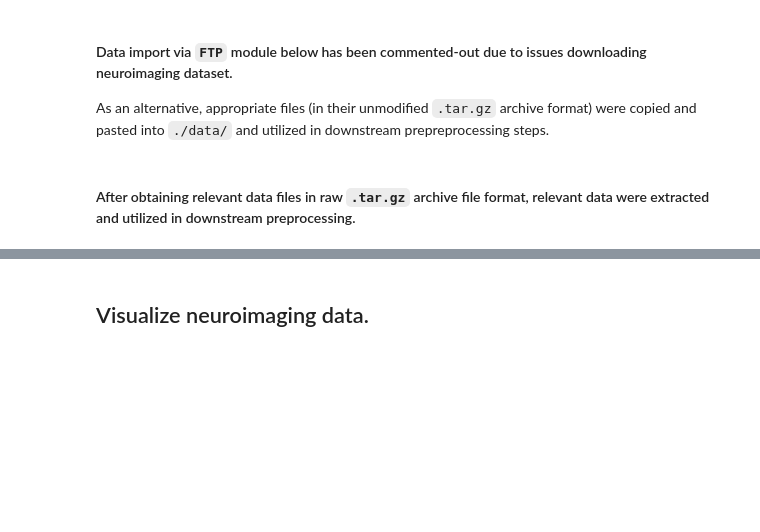
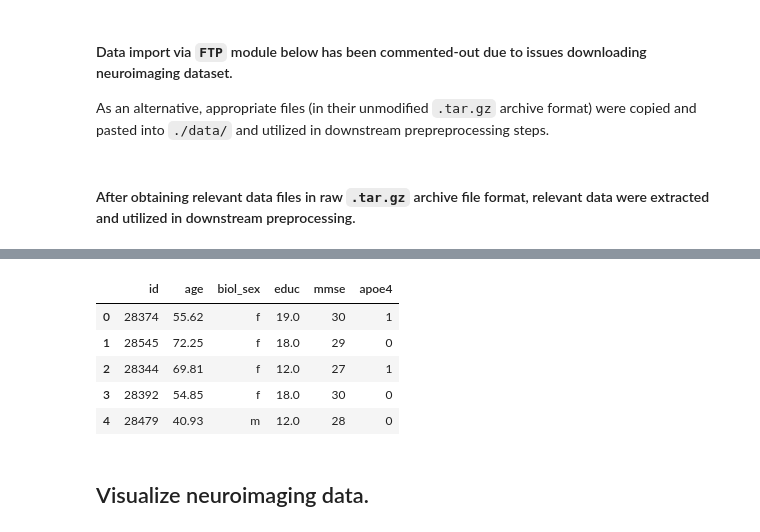
Before and after one commit to fshaikh4/final-project, a Jupyter notebook: final-project.ipynb, the cells around one changed output, grey strips where cells are left out. Drawn from its saved outputs; the diff is of its cells as text; code cells hidden in the pictures; blank space fills up the shorter version.

Commit message:
updated with changes to jupyter notebook using CSV data (in pandas), defining prediction variable (MMSE), and outlining additional information about the project.

```diff
--- a/final-project.ipynb
+++ b/final-project.ipynb
@@ -107,4 +97,4 @@ Initial preprocessing steps were performed to combine genetics and cogdata CSV f
 # %%
-# # initial read-in of cogdata and genetics into pandas.DataFrame objects
-# cog_data = pd.read_table('./data/' + 'cogdata/Cognitive_data/' + fname, sep='\t')
-# gen_data = pd.read_table('./data/' + gen_data, sep='\t')
+# initial read-in of subject information and genetics into pandas.DataFrame objects
+subjects = pd.read_table('./data/cogdata/Cognitive_data/Subject_Information.csv', sep=',')
+gen_data = pd.read_table('./data/genetics/dlbs_genetics.csv', sep=',')
@@ -111,5 +113,29 @@ Initial preprocessing steps were performed to combine genetics and cogdata CSV f
+# %%
+# select relevant features
+subjects = subjects[['INDI_ID', 'Age', 'Gender', 'EducationYears', 'MMSE']]
+gen_data = gen_data[[gen_data.columns[0], gen_data.columns[-1]]]
 # %%
-# consolidation of cog_data and gen_data into single pandas.DataFrame object
+# consolidation into single pandas.DataFrame object
+merged = subjects.merge(gen_data, left_on='INDI_ID', right_on='INDI_ID', suffixes=(False, False))
+# %%
+# rename columns for ease of downstream use
+merged.rename(columns={'INDI_ID':'id',
+                       'Age':'age',
+                       'Gender':'sex',
+                       'EducationYears':'educ',
+                       'MMSE':'mmse',
+                       'Carrier status ("1" means APOE carrier, "0" non-carrier)':'apoe4'
+                      },
+             inplace=True)
+# %%
+merged.head(5)
+# %% [output]
+|  | id | age | biol_sex | educ | mmse | apoe4 |
+| 0 | 28374 | 55.62 | f | 19.0 | 30 | 1 |
+| 1 | 28545 | 72.25 | f | 18.0 | 29 | 0 |
+| 2 | 28344 | 69.81 | f | 12.0 | 27 | 1 |
+| 3 | 28392 | 54.85 | f | 18.0 | 30 | 0 |
+| 4 | 28479 | 40.93 | m | 12.0 | 28 | 0 |
 # %% [markdown]
 ## Visualize neuroimaging data.
 # %%
```
Also changed, not shown: parts of 32 cells of this notebook.
